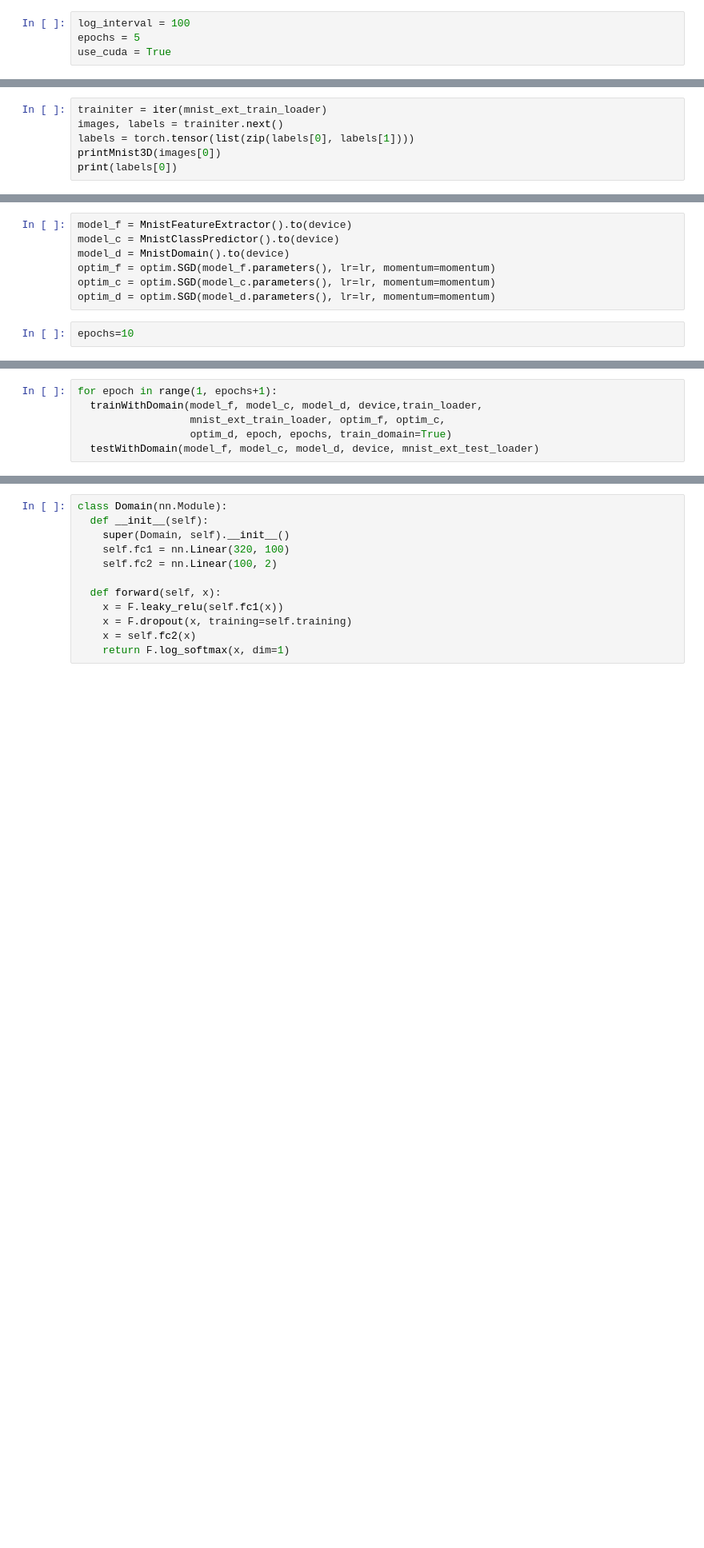
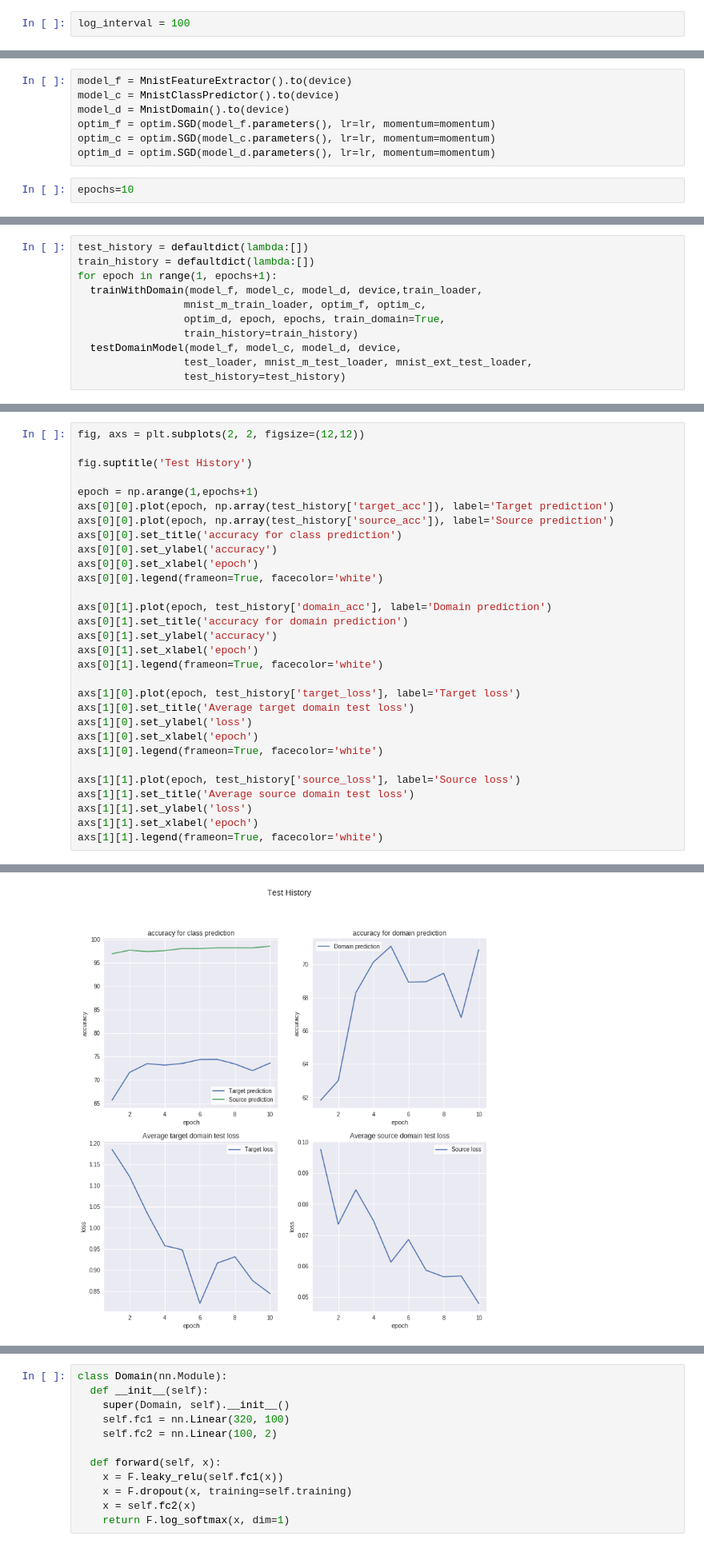
Before and after one commit to wiatrak2/BScThesis, a Jupyter notebook: mnist.ipynb, the cells around one changed output, grey strips where cells are left out. Shown: that part at 80% size. Cells and saved outputs as stored; diff of their text form; blank space fills up the shorter version.

```diff
--- a/mnist.ipynb
+++ b/mnist.ipynb
@@ -99,4 +92,2 @@ criterion = F.nll_loss
 # %%
 log_interval = 100
-epochs = 5
-use_cuda = True
@@ -326,9 +129,3 @@ mnist_ext_train_loader = torch.utils.data.DataLoader(mnist_ext_train,
 mnist_ext_test_loader = torch.utils.data.DataLoader(mnist_ext_test,
                                                    batch_size=batch_size,
                                          shuffle=True, num_workers=num_workers)
-# %%
-trainiter = iter(mnist_ext_train_loader)
-images, labels = trainiter.next()
-labels = torch.tensor(list(zip(labels[0], labels[1])))
-printMnist3D(images[0])
-print(labels[0])
@@ -486,7 +310,12 @@ tensor([[-0.7148, -0.6719]], device='cuda:0', grad_fn=<LogSoftmaxBackward>)
 # %%
+test_history = defaultdict(lambda:[])
+train_history = defaultdict(lambda:[])
 for epoch in range(1, epochs+1):
   trainWithDomain(model_f, model_c, model_d, device,train_loader,
-                  mnist_ext_train_loader, optim_f, optim_c,
-                  optim_d, epoch, epochs, train_domain=True)
-  testWithDomain(model_f, model_c, model_d, device, mnist_ext_test_loader)
+                 mnist_m_train_loader, optim_f, optim_c,
+                 optim_d, epoch, epochs, train_domain=True,
+                 train_history=train_history)
+  testDomainModel(model_f, model_c, model_d, device,
+                 test_loader, mnist_m_test_loader, mnist_ext_test_loader,
+                 test_history=test_history)
 # %% [output]
@@ -611,0 +344,31 @@ Domains: Test set:  Accuracy: 12760/20000 (64%)
+# %%
+fig, axs = plt.subplots(2, 2, figsize=(12,12))
+
+fig.suptitle('Test History')
+
+epoch = np.arange(1,epochs+1)
+axs[0][0].plot(epoch, np.array(test_history['target_acc']), label='Target prediction')
+axs[0][0].plot(epoch, np.array(test_history['source_acc']), label='Source prediction')
+axs[0][0].set_title('accuracy for class prediction')
+axs[0][0].set_ylabel('accuracy')
+axs[0][0].set_xlabel('epoch')
+axs[0][0].legend(frameon=True, facecolor='white')
+
+axs[0][1].plot(epoch, test_history['domain_acc'], label='Domain prediction')
+axs[0][1].set_title('accuracy for domain prediction')
+axs[0][1].set_ylabel('accuracy')
+axs[0][1].set_xlabel('epoch')
+axs[0][1].legend(frameon=True, facecolor='white')
+
+axs[1][0].plot(epoch, test_history['target_loss'], label='Target loss')
+axs[1][0].set_title('Average target domain test loss')
+axs[1][0].set_ylabel('loss')
+axs[1][0].set_xlabel('epoch')
+axs[1][0].legend(frameon=True, facecolor='white')
+
+axs[1][1].plot(epoch, test_history['source_loss'], label='Source loss')
+axs[1][1].set_title('Average source domain test loss')
+axs[1][1].set_ylabel('loss')
+axs[1][1].set_xlabel('epoch')
+axs[1][1].legend(frameon=True, facecolor='white')
+# %% [output]
@@ -611,0 +376 @@ Domains: Test set:  Accuracy: 12760/20000 (64%)
+[figure, added]
```
Also changed, not shown: parts of 62 cells of this notebook.
